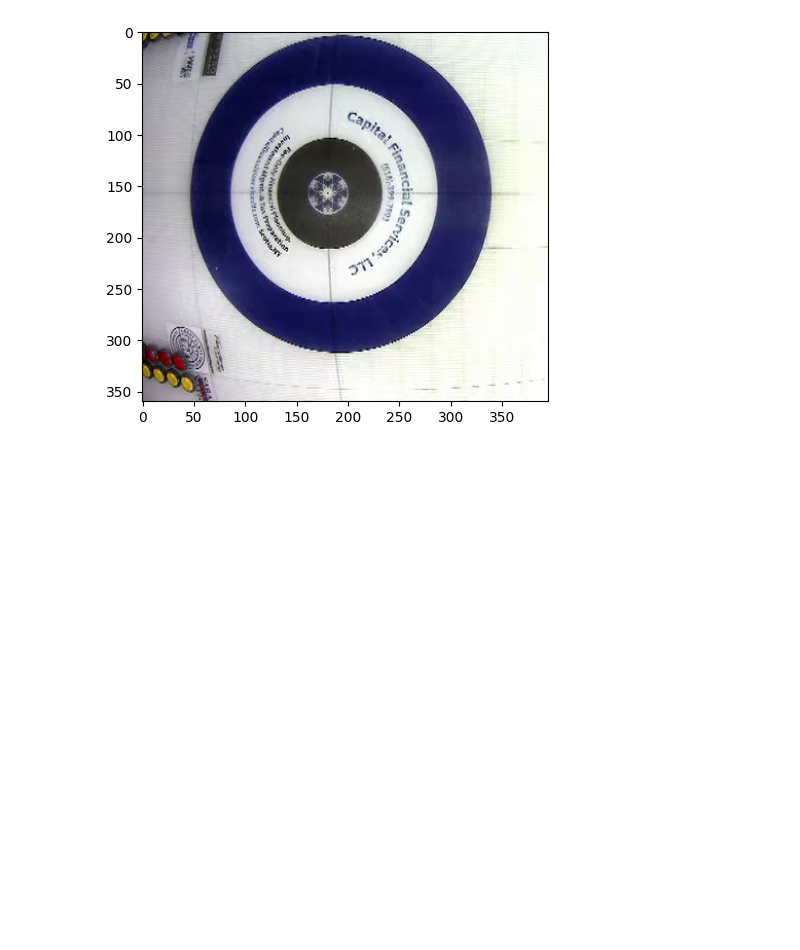
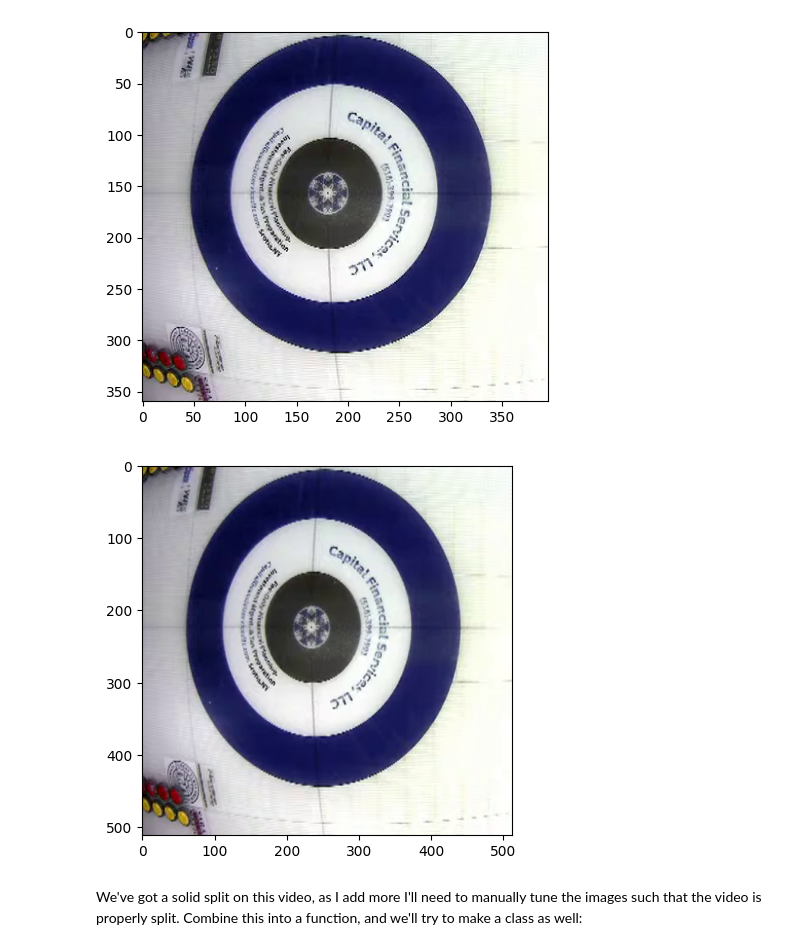
Before and after one commit to anderm18/CurlingVAR, a Jupyter notebook: CurlingDataRetrieval.ipynb, the cells around one changed output. Cells and saved outputs as stored; diff of their text form; code cells hidden in the pictures; blank space fills up the shorter version.

Commit message:
Resize, Combine into Function

```diff
--- a/CurlingDataRetrieval.ipynb
+++ b/CurlingDataRetrieval.ipynb
@@ -66,3 +68,12 @@ plt.imshow(full_split_left)
 [figure]
 <matplotlib.image.AxesImage at 0x...>
 [figure]
+# %%
+half = cv2.resize(sliced_img_left, (512, 512), fx = 0.1, fy = 0.1)
+img = Image.fromarray(half)
+plt.imshow(img)
+plt.show()
+# %% [output]
+[figure, added]
+# %% [markdown]
+We've got a solid split on this video, as I add more I'll need to manually tune the images such that the video is properly split. Combine this into a function, and we'll try to make a class as well:
```
Also changed, not shown: parts of 2 cells of this notebook.
